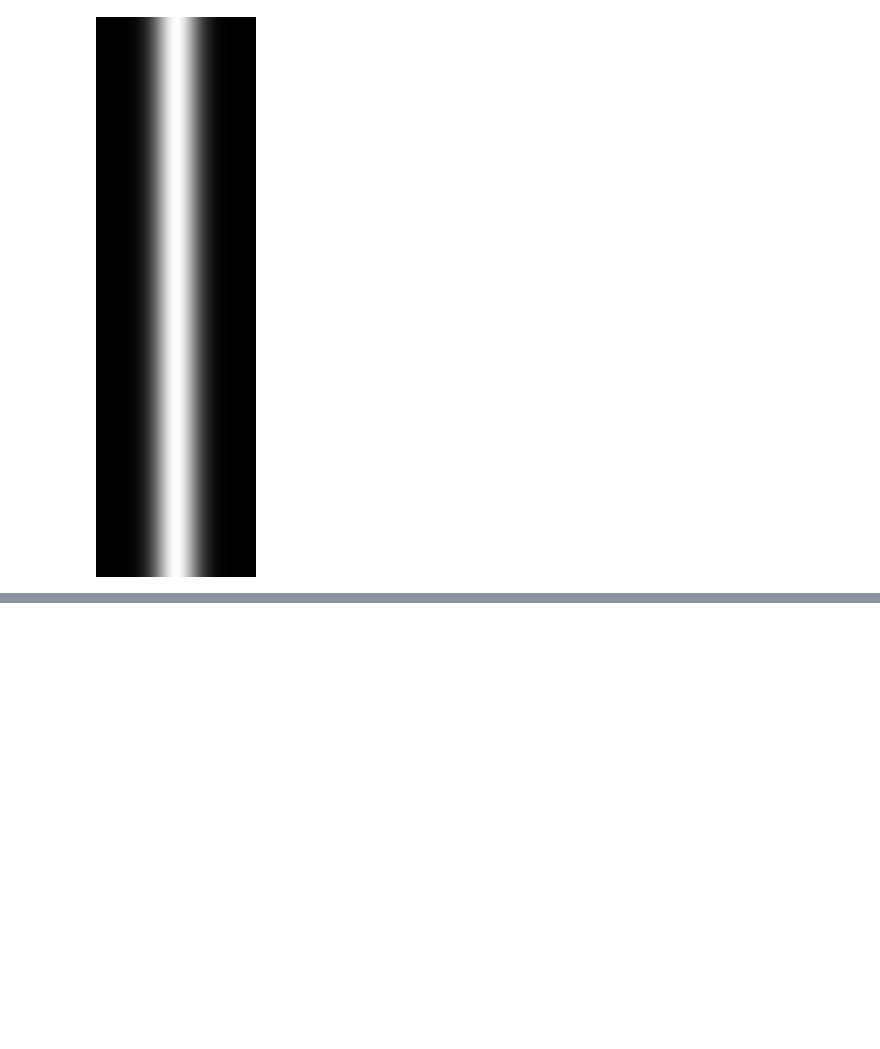
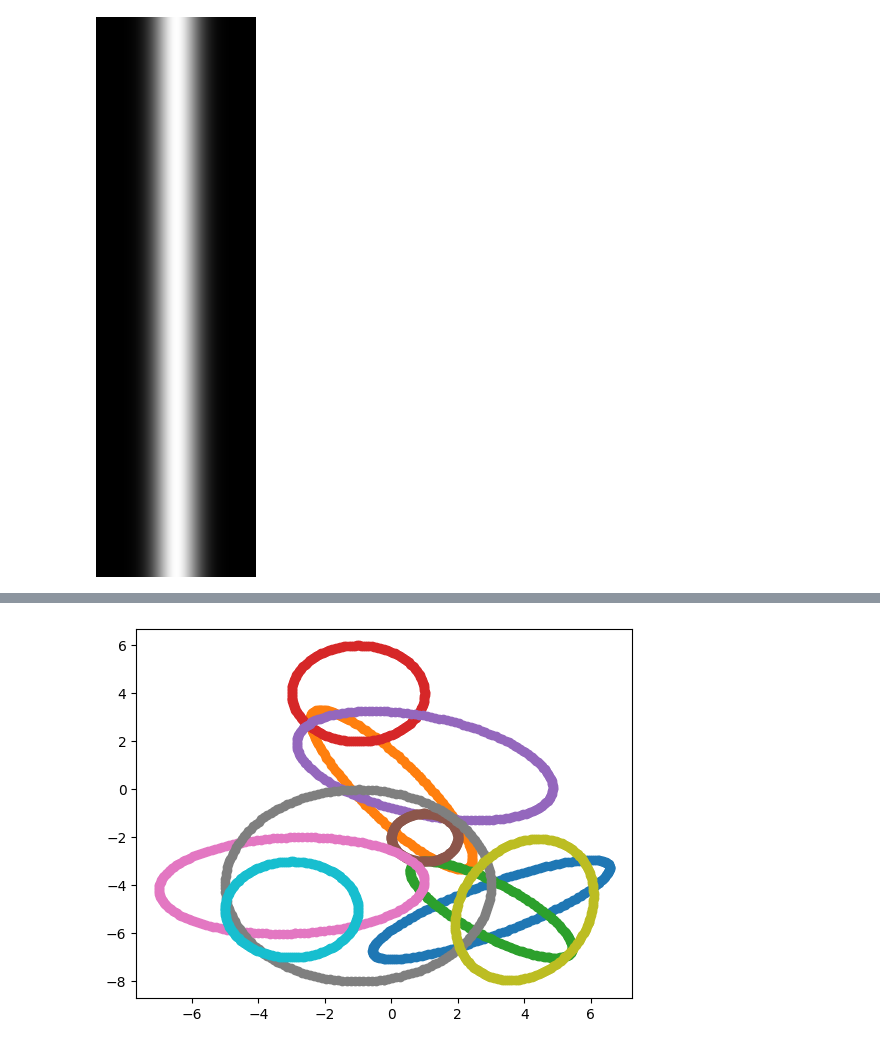
Before and after one commit to glzhangzhi/DPIV, a Jupyter notebook: 1.ipynb, the cells around one changed output, grey strips where cells are left out. Cells and saved outputs as stored; diff of their text form; code cells hidden in the pictures; blank space fills up the shorter version.

```diff
--- a/1.ipynb
+++ b/1.ipynb
@@ -60,0 +86,18 @@ def tuoyuan(x, y, x0=0, y0=0, a=1, b=0):
+# %%
+for _ in range(10):
+
+    x0 = np.random.randint(-5, 5)
+    y0 = np.random.randint(-5, 5)
+    a = np.random.randint(1, 5)
+    b = np.random.randint(1, 5)
+    theta = np.random.random() * 2 * np.pi
+
+    points = get_ellipse_edge_points(x0, y0, a, b, theta)
+
+    x = points[0, :]
+    y = points[1, :]
+    plt.scatter(x, y)
+
+plt.show()
+# %% [output]
+[figure, added]
```
Also changed, not shown: parts of 11 cells of this notebook, 1 other file.
